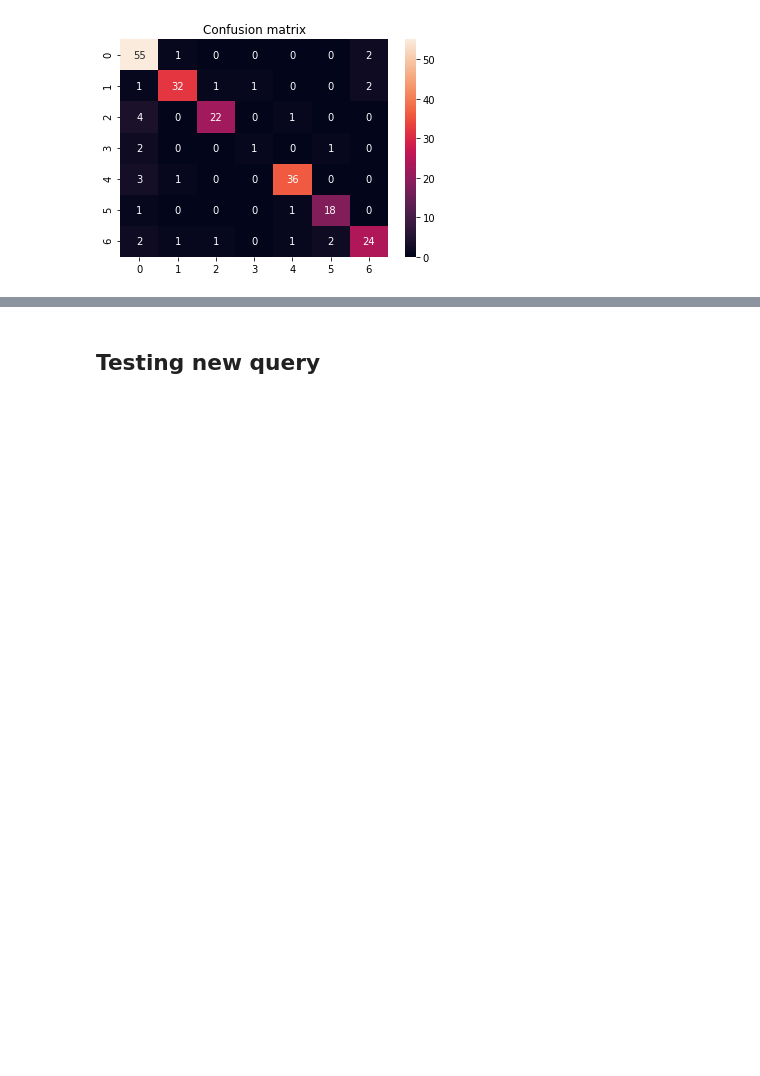
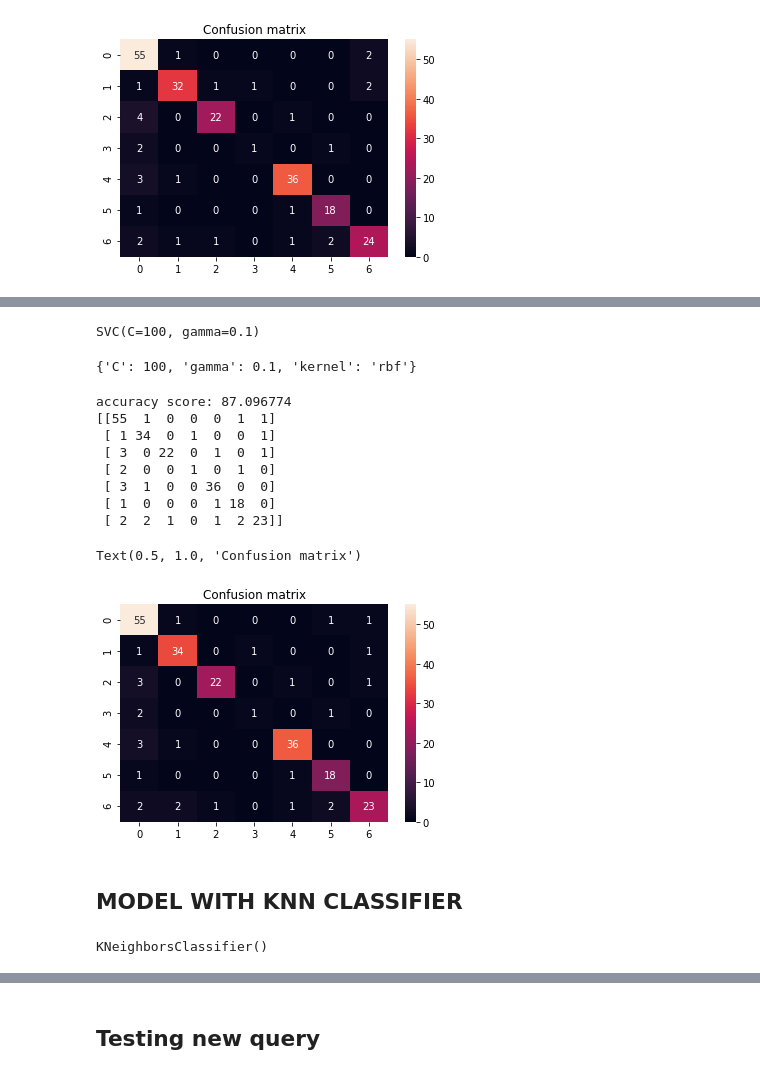
Before and after one commit to Himangshu1086/Chatbot-Medicus, a Jupyter notebook: model-building.ipynb, the cells around one changed output, grey strips where cells are left out. Drawn from its saved outputs; the diff is of its cells as text; code cells hidden in the pictures; blank space fills up the shorter version.

```diff
--- a/model-building.ipynb
+++ b/model-building.ipynb
@@ -80,8 +80,8 @@ x_train,x_test,y_train,y_test = TTS(input_vec,output_le, test_size = .30 , rando
 # %% [markdown]
 ## Model implementation - SVM
 # %%
-model = SVC(kernel='linear')
-model.fit(x_train, y_train)
+model_linear = SVC(kernel='linear')
+model_linear.fit(x_train, y_train)
 # %% [output]
 SVC(kernel='linear')
 # %%
@@ -104,3 +104,15 @@ accuracy score: 86.635945
  [ 2  1  1  0  1  2 24]]
 Text(0.5, 1.0, 'Confusion matrix')
 [figure]
+# %%
+from sklearn.model_selection import GridSearchCV
+
+# defining parameter range
+param_grid = {'C': [0.1, 1, 10, 100, 1000],
+              'gamma': [1, 0.1, 0.01, 0.001, 0.0001],
+              'kernel': ['linear', 'poly', 'rbf', 'sigmoid']}
+
+grid = GridSearchCV(SVC(), param_grid, refit = True, verbose = 5)
+
+# fitting the model for grid search
+grid.fit(x_train, y_train)
@@ -106,0 +142,38 @@ Text(0.5, 1.0, 'Confusion matrix')
+# %%
+grid.best_estimator_
+# %% [output]
+SVC(C=100, gamma=0.1)
+# %%
+grid.best_params_
+# %% [output]
+{'C': 100, 'gamma': 0.1, 'kernel': 'rbf'}
+# %%
+model = SVC( kernel='rbf' , C=100 , gamma=0.1)
+model.fit(x_train,y_train);
+# %%
+y_pred_cv = model.predict(x_test)
+# %%
+from sklearn.metrics import accuracy_score,recall_score,roc_auc_score,confusion_matrix
+print("\naccuracy score: %f"%(accuracy_score(y_test,y_pred_cv)*100))
+print(confusion_matrix(y_test,y_pred_cv))
+sns.heatmap(data=confusion_matrix(y_test,y_pred_cv),annot=True)
+plt.title("Confusion matrix")
+# %% [output]
+accuracy score: 87.096774
+[[55  1  0  0  0  1  1]
+ [ 1 34  0  1  0  0  1]
+ [ 3  0 22  0  1  0  1]
+ [ 2  0  0  1  0  1  0]
+ [ 3  1  0  0 36  0  0]
+ [ 1  0  0  0  1 18  0]
+ [ 2  2  1  0  1  2 23]]
+Text(0.5, 1.0, 'Confusion matrix')
+[figure, added]
+# %% [markdown]
+## MODEL WITH KNN CLASSIFIER
+# %%
+from sklearn.neighbors import KNeighborsClassifier
+knn = KNeighborsClassifier(n_neighbors=5)
+knn.fit(x_train, y_train)
+# %% [output]
+KNeighborsClassifier()
```
Also changed, not shown: parts of 5 cells of this notebook.
